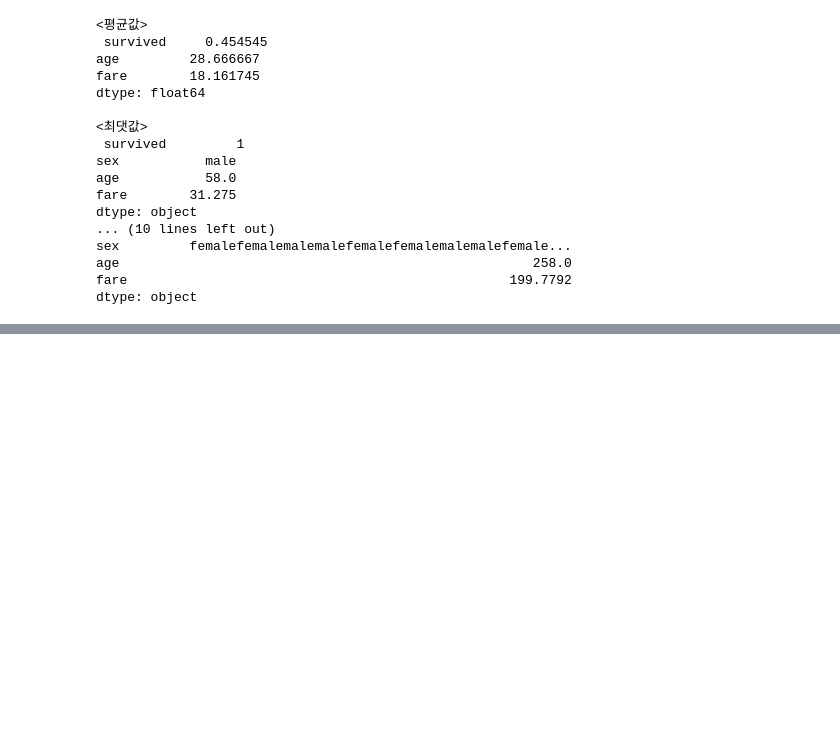
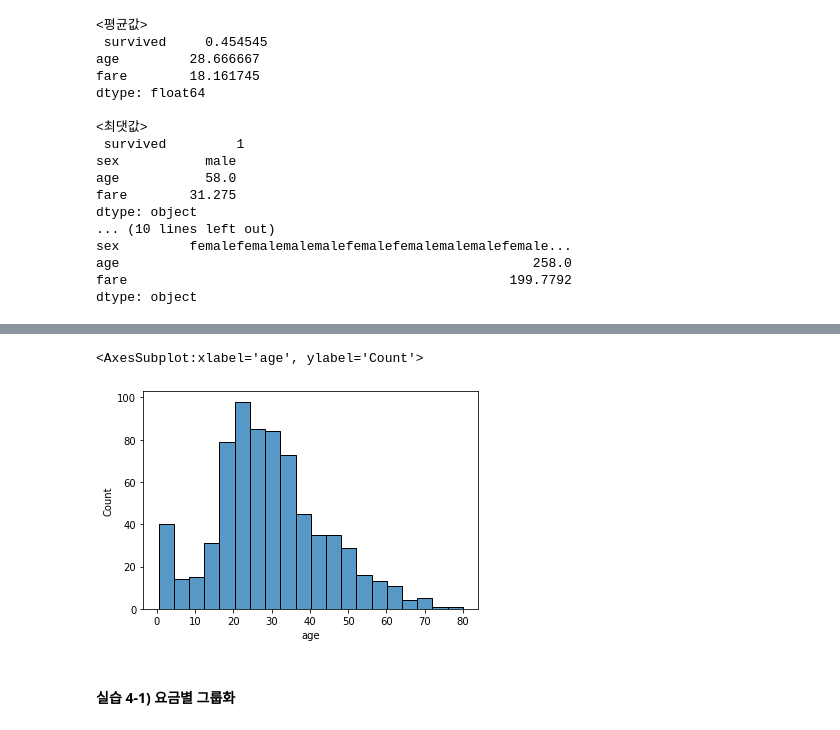
Before and after one commit to jinubot07/LikeLion_13th_DataCourse, a Jupyter notebook: web_visualization/20210916_pd_sns[MAC].ipynb, the cells around one changed output, grey strips where cells are left out. Cells and saved outputs as stored; diff of their text form; code cells hidden in the pictures; blank space fills up the shorter version.

```diff
--- a/web_visualization/20210916_pd_sns[MAC].ipynb
+++ b/web_visualization/20210916_pd_sns[MAC].ipynb
@@ -745,0 +964,7 @@ dtype: object
+# %%
+sns.histplot(data.age)
+# %% [output]
+<AxesSubplot:xlabel='age', ylabel='Count'>
+[figure, added]
+# %% [markdown]
+#### 실습 4-1) 요금별 그룹화
```
Also changed, not shown: parts of 45 cells of this notebook, 1 other file.
